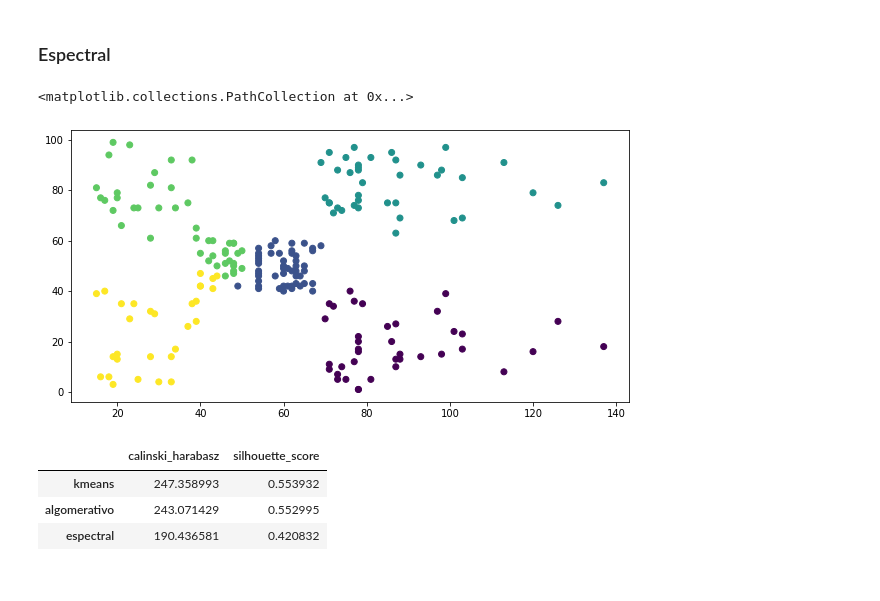
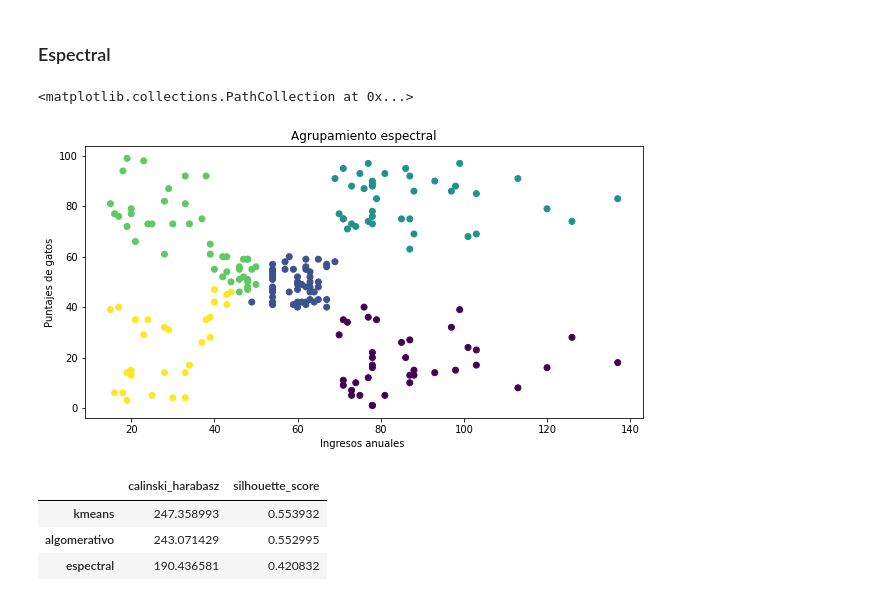
Before and after one commit to jignacioh/ActividadAprendizaNoSupervisado, a Jupyter notebook: Kmeanss_mall.ipynb, the cells around one changed output. Saved outputs shown, nothing was run; the diff lists cells and outputs as text; code cells hidden in the pictures.

```diff
--- a/Kmeanss_mall.ipynb
+++ b/Kmeanss_mall.ipynb
@@ -128,10 +134,13 @@ Dyp_espectral = clustering.labels_
 # %%
 # Ploteo del resultado
 fig, ax = plt.subplots(figsize = (10,5))
+plt.title('Agrupamiento espectral')
+plt.xlabel('Ingresos anuales ')
+plt.ylabel('Puntajes de gatos')
 ax.scatter(Dx[:,0], Dx[:,1], c=Dyp_espectral)
 # %% [output]
 <matplotlib.collections.PathCollection at 0x...>
-[figure, old version]
+[figure, new version]
 # %%
 df.loc['espectral'] = [calinski_harabasz_score(Dx, Dyp_espectral),silhouette_score(Dx,Dyp_espectral) ]
 df
```
Also changed, not shown: parts of 4 cells of this notebook.
